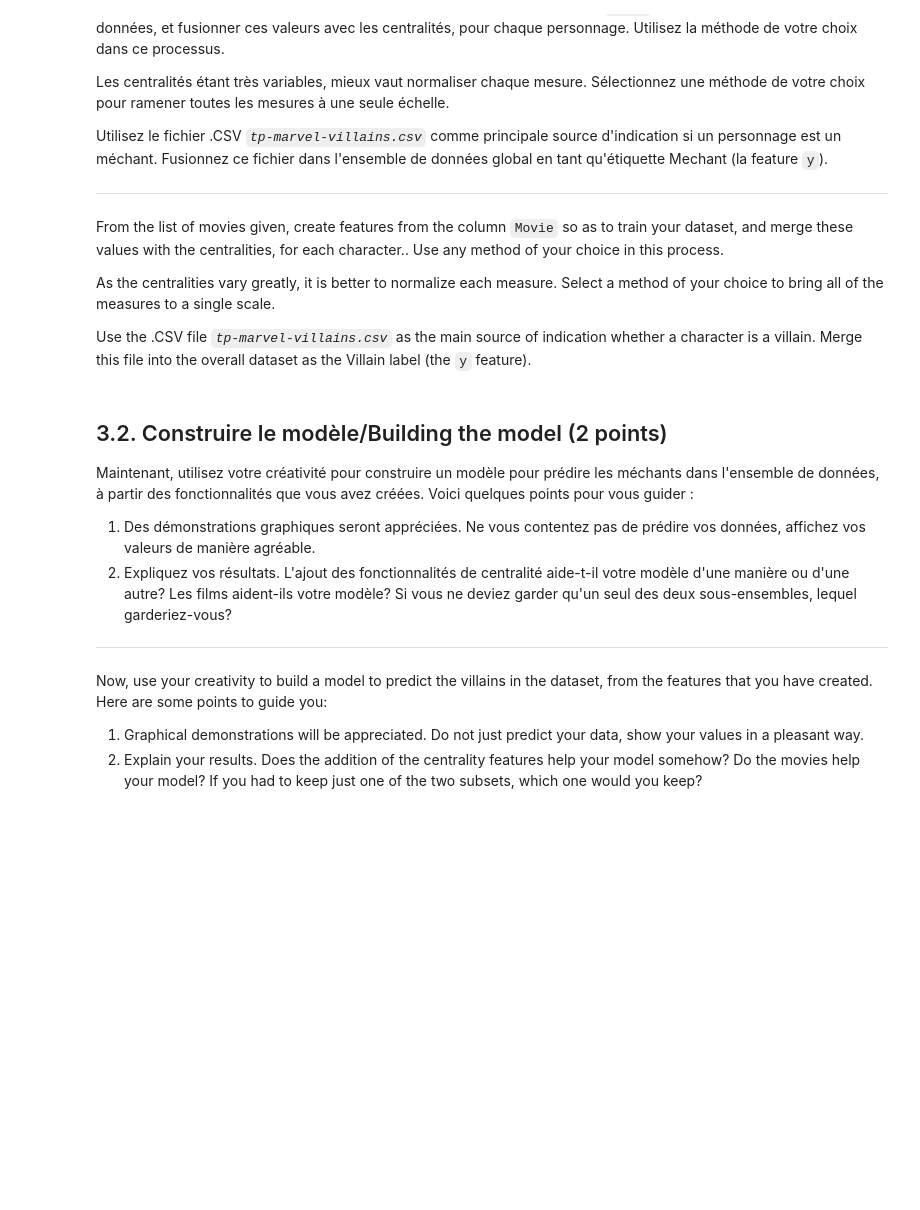
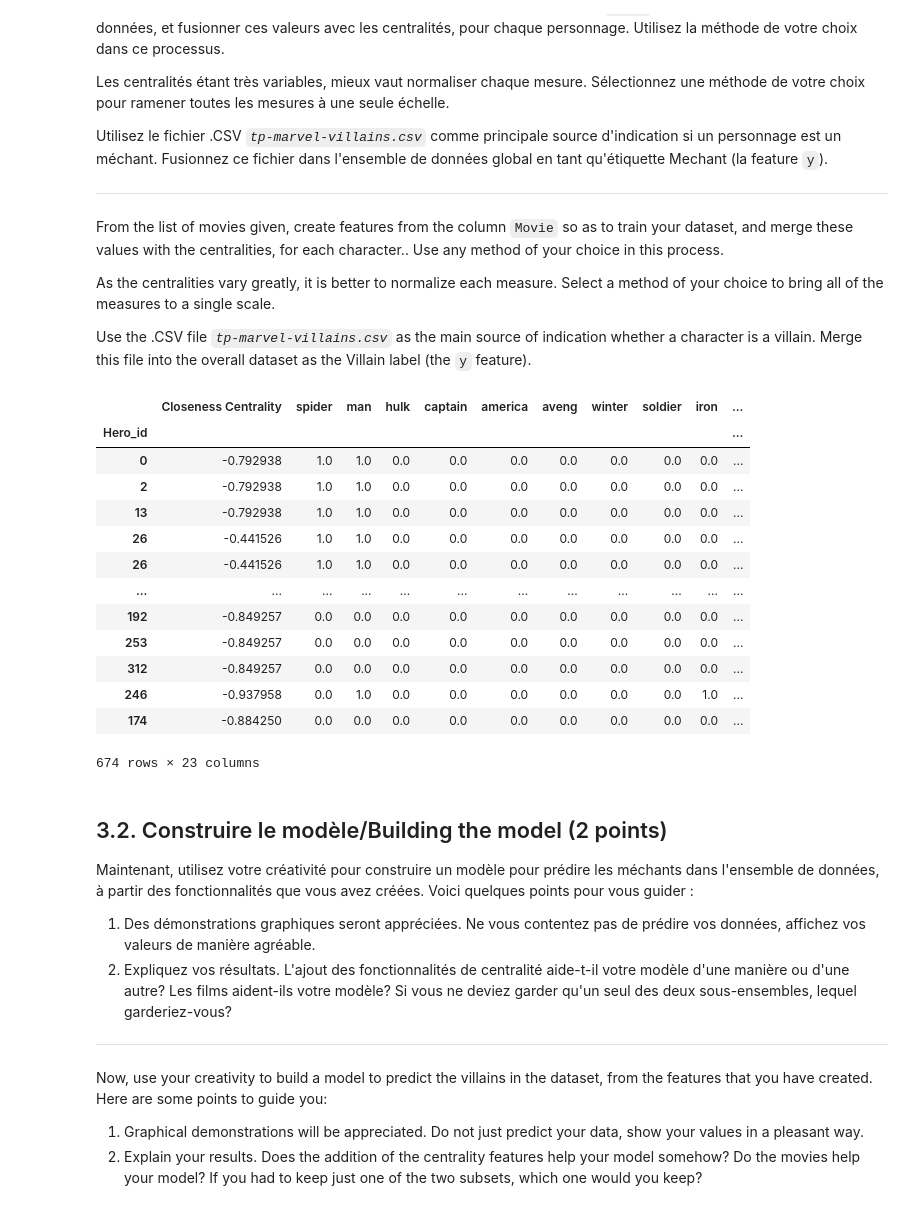
Before and after one commit to Depdx/INF8111---Fouille-de-donnees, a Jupyter notebook: tp2/TP2.ipynb, the cells around one changed output. Saved outputs shown, nothing was run; the diff lists cells and outputs as text; code cells hidden in the pictures; blank space fills up the shorter version.

```diff
--- a/tp2/TP2.ipynb
+++ b/tp2/TP2.ipynb
@@ -827,3 +866,60 @@ Use the .CSV file *`tp-marvel-villains.csv`* as the main source of indication wh
+# %%
+import pandas as pd
+import numpy as np
+
+character_df = pd.read_csv("data/tp-marvel-dataset.csv", delimiter=";")
+vilain_df = pd.read_csv("data/tp-marvel-villains.csv")
+character_df["IsVilain"] = character_df["Hero_name"].isin(vilain_df["Villain"])
+
+movie_df = pd.DataFrame({"Movie":character_df["Movie"].unique()})
+movie_df["Movie_title_tokens"] = movie_df["Movie"].apply(tokenize_movie_title)
+character_df["Character_tokens"] = character_df["Hero_name"].apply(tokenize_movie_title)
+
+def build_vocab(min_occurences:int=2):
+    vocab_with_n_occurences = {}
+    for tokens in movie_df["Movie_title_tokens"]:
+        for token in tokens:
+            vocab_with_n_occurences[token] = vocab_with_n_occurences.get(token, 0) + 1
+    for tokens in character_df["Character_tokens"]:
+        for token in tokens:
+            vocab_with_n_occurences[token] = vocab_with_n_occurences.get(token, 0) + 1
+    return {token for token, n_occurences in vocab_with_n_occurences.items() if n_occurences > min_occurences}
+
+vocab = build_vocab()
+movie_df["Movie_title_tokens"] = movie_df["Movie_title_tokens"].apply(lambda tokens: [token for token in tokens if token in vocab])
+
+## creatre one hot encoding for movie tokens
+movie_tokens = movie_df["Movie_title_tokens"].explode().unique()
+movie_tokens = {token: token for token in movie_tokens}
+movie_token_df = pd.DataFrame(0, index=movie_df.index, columns=movie_tokens.values())
+for i, tokens in enumerate(movie_df["Movie_title_tokens"]):
+    for token in tokens:
+        movie_token_df.loc[i, movie_tokens[token]] = 1
+movie_df = pd.concat([movie_df, movie_token_df], axis=1)
+
+df = pd.merge(character_df, movie_df, on="Movie")
+df = pd.merge(df, closseness_df, left_on="Hero_id", right_on="Node")
+df = df.set_index("Hero_id")
+df = df[["Closeness Centrality"] + list(movie_tokens.values()) + ["IsVilain"]]
+df["Closeness Centrality"] = (df["Closeness Centrality"] - df["Closeness Centrality"].mean()) / df["Closeness Centrality"].std()
+df = df.dropna(axis=1).drop(columns=np.nan)
+df = df.astype(float)
+df
+# %% [output]
+|  | Closeness Centrality | spider | man | hulk | captain | america | aveng | winter | soldier | iron | ... |
+| Hero_id |  |  |  |  |  |  |  |  |  |  | ... |
+| 0 | -0.792938 | 1.0 | 1.0 | 0.0 | 0.0 | 0.0 | 0.0 | 0.0 | 0.0 | 0.0 | ... |
+| 2 | -0.792938 | 1.0 | 1.0 | 0.0 | 0.0 | 0.0 | 0.0 | 0.0 | 0.0 | 0.0 | ... |
+| 13 | -0.792938 | 1.0 | 1.0 | 0.0 | 0.0 | 0.0 | 0.0 | 0.0 | 0.0 | 0.0 | ... |
+| 26 | -0.441526 | 1.0 | 1.0 | 0.0 | 0.0 | 0.0 | 0.0 | 0.0 | 0.0 | 0.0 | ... |
+| 26 | -0.441526 | 1.0 | 1.0 | 0.0 | 0.0 | 0.0 | 0.0 | 0.0 | 0.0 | 0.0 | ... |
+| ... | ... | ... | ... | ... | ... | ... | ... | ... | ... | ... | ... |
+| 192 | -0.849257 | 0.0 | 0.0 | 0.0 | 0.0 | 0.0 | 0.0 | 0.0 | 0.0 | 0.0 | ... |
+| 253 | -0.849257 | 0.0 | 0.0 | 0.0 | 0.0 | 0.0 | 0.0 | 0.0 | 0.0 | 0.0 | ... |
+| 312 | -0.849257 | 0.0 | 0.0 | 0.0 | 0.0 | 0.0 | 0.0 | 0.0 | 0.0 | 0.0 | ... |
+| 246 | -0.937958 | 0.0 | 1.0 | 0.0 | 0.0 | 0.0 | 0.0 | 0.0 | 0.0 | 1.0 | ... |
+| 174 | -0.884250 | 0.0 | 0.0 | 0.0 | 0.0 | 0.0 | 0.0 | 0.0 | 0.0 | 0.0 | ... |
+674 rows × 23 columns
 # %% [markdown]
 ## 3.2. Construire le modèle/Building the model (2 points)
 
```
Also changed, not shown: parts of 11 cells of this notebook.
